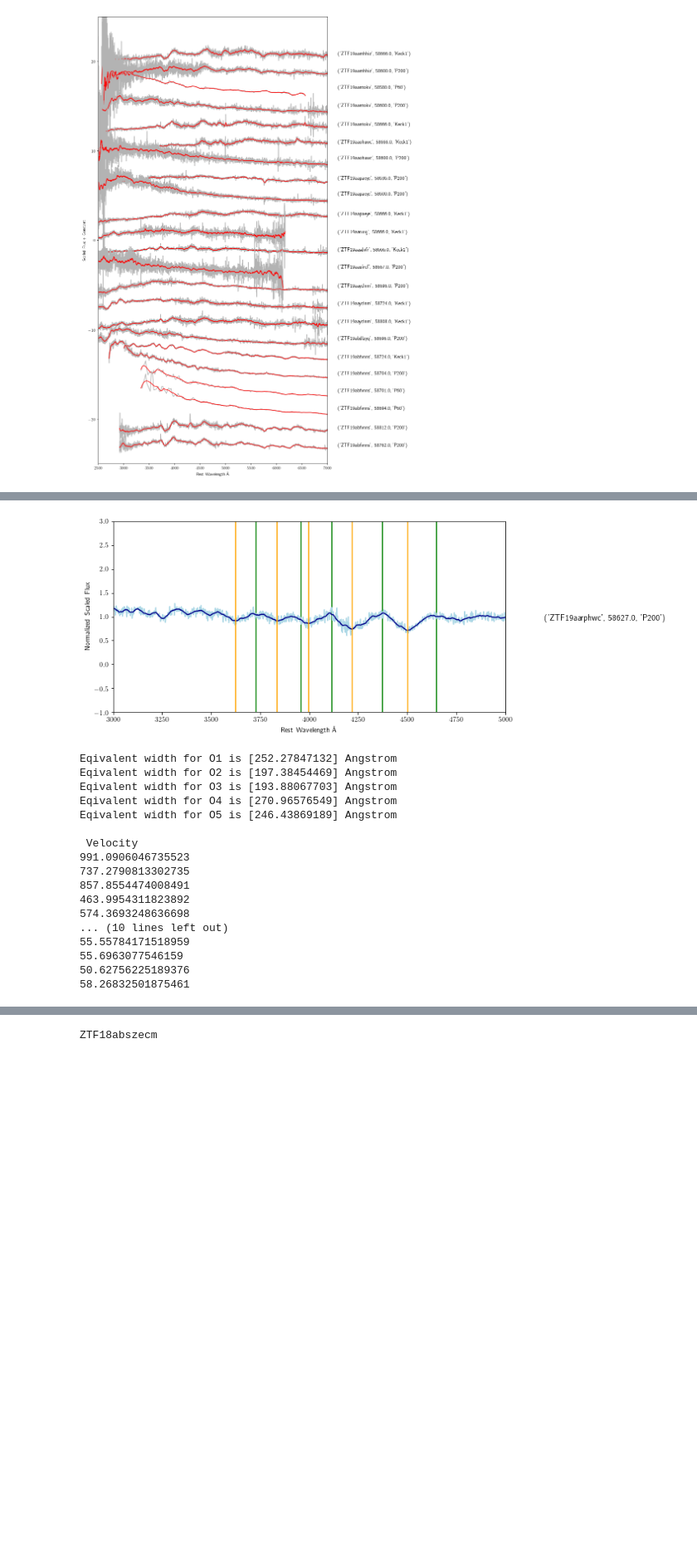
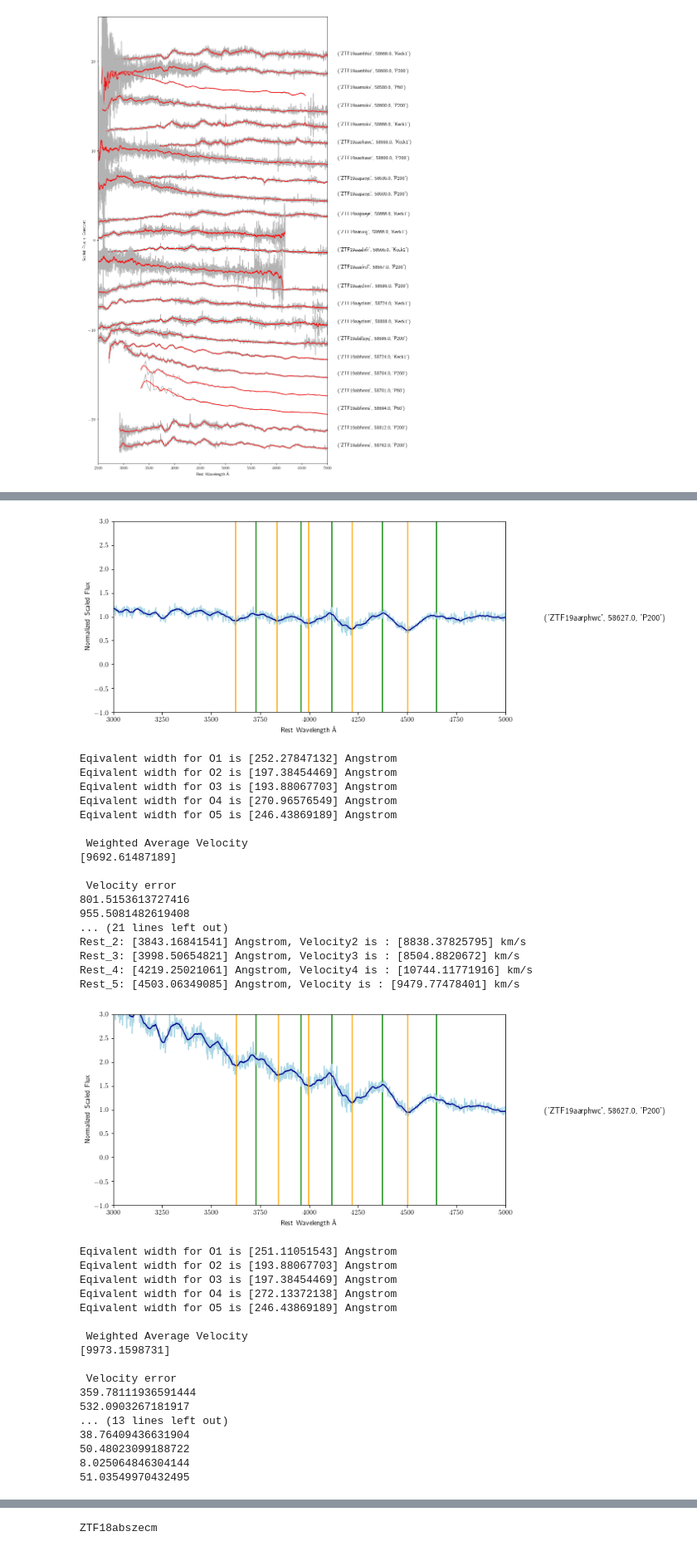
Before and after one commit to Aishwarya113/Superluminous, a Jupyter notebook: download_spectra.ipynb, the cells around one changed output, grey strips where cells are left out. Shown at 83% size. Saved outputs shown, nothing was run; the diff lists cells and outputs as text; code cells hidden in the pictures; blank space fills up the shorter version.

```diff
--- a/download_spectra.ipynb
+++ b/download_spectra.ipynb
@@ -745,7 +1701,7 @@ def normalize_spectra(target_name, spectrum, O1, O2, O3, O4, O5, R1=3727.59, R2=
                 bash1 = subprocess.run("mkdir plots", shell=True)
                 plt.show()
 # %%
-def equivalent_width(target_name, spectrum, O1_min, O1_max, O2_min, O2_max, O3_min, O3_max, O4_min, O4_max, O5_min, O5_max):
+def equivalent_width_new(target_name, spectrum, O1_min, O1_max, O2_min, O2_max, O3_min, O3_max, O4_min, O4_max, O5_min, O5_max):
 
     plotx = []
     ploty = []
@@ -768,9 +1724,7 @@ def equivalent_width(target_name, spectrum, O1_min, O1_max, O2_min, O2_max, O3_m
 
             for d in directory: # go through all the spectra for a single source
 
-                if d ==  "data/new/%s/spectra/%s"%(target_name,spectrum):
-
-                    #print(d)
+                if d == "data/new/%s/spectra/%s"%(target_name,spectrum):
 
                     l = d.split("/")[4] # gets the ascii file name, ex:"ZTF18abszecm_20181213_P200_v3.ascii" from the entire string
                     #print (l)
@@ -827,17 +1781,10 @@ def equivalent_width(target_name, spectrum, O1_min, O1_max, O2_min, O2_max, O3_m
                 r = redshift[np.where(variable == targets)]   # Selecting the value of redshift at the target index where the variable name matches target name
                 z = (1 + r)
 
-                spectrum = Spectrum1D(flux = k[1]* u.Unit('W m-2 angstrom-1 sr-1'), spectral_axis = (k[0]/z)*u.Angstrom)
+                flux = k[1]*u.Unit('W m-2 angstrom-1 sr-1')
+                wavelength = k[0]/z*u.Angstrom
 
-                g1_fit = fit_generic_continuum(spectrum)
-
-                y_continuum_fitted = g1_fit((k[0]/z)* u.Angstrom)
-
-                spec_normalized = spectrum / y_continuum_fitted
-                yhat = scipy.signal.savgol_filter(spec_normalized.flux, 51, 3)
-
-                flux = spec_normalized.flux
-                wavelength = spec_normalized.spectral_axis
+                yhat = scipy.signal.savgol_filter(flux, 51, 3)
 
                 L1min = np.where ((wavelength > (O1_min - 50)*u.Angstrom) & (wavelength < (O1_min + 50)*u.Angstrom))
                 L1min_flux = max(yhat[L1min])
@@ -1372,37 +2334,62 @@ def errors(target_name, spectrum, O1, O2, O3, O4, O5, O1_min, O1_max, O2_min, O2
 # %%
 target_name = "ZTF19aarphwc"
 spectrum = "ZTF19aarphwc_20190524_P200_v1.ascii"
+row = 1
+worksheet1.write(row, 0, target_name)
+worksheet2.write(row, 0, target_name)
 
-normalize_spectra(target_name, spectrum, 3630, 3840, 4000, 4225, 4500)
-equivalent_width(target_name, spectrum, 3510, 3700, 3750, 3920, 3920, 4100, 4100, 4380, 4380, 4620)
-errors(target_name, spectrum, 3630, 3840, 4000, 4225, 4500, 3510, 3700, 3750, 3920, 3920, 4100, 4100, 4380, 4380, 4620)
+normalize_spectra(target_name, spectrum, row, 3630, 3840, 4000, 4225, 4500)
+equivalent_width(target_name, spectrum, row, 3510, 3700, 3750, 3920, 3920, 4100, 4100, 4380, 4380, 4620)
+errors(target_name, spectrum, row, 3630, 3840, 4000, 4225, 4500, 3510, 3700, 3750, 3920, 3920, 4100, 4100, 4380, 4380, 4620)
+
+normalize_spectra_new(target_name, spectrum, row, 3630, 3840, 4000, 4225, 4500)
+equivalent_width_new(target_name, spectrum, 3510, 3700, 3750, 3920, 3920, 4100, 4100, 4380, 4380, 4620)
+errors_new(target_name, spectrum, row, 3630, 3840, 4000, 4225, 4500, 3510, 3700, 3750, 3920, 3920, 4100, 4100, 4380, 4380, 4620)
 # %% [output]
 ZTF19aarphwc
 
  ('ZTF19aarphwc', 58627.0, 'P200')
 Rest_1: [3625.92862066] Angstrom, Velocity1 is : [8181.8048125] km/s
 Rest_2: [3836.16068009] Angstrom, Velocity2 is : [9369.29008859] km/s
 Rest_3: [3998.50654821] Angstrom, Velocity3 is : [8504.8820672] km/s
 Rest_4: [4219.25021061] Angstrom, Velocity4 is : [10744.11771916] km/s
 Rest_5: [4503.06349085] Angstrom, Velocity is : [9479.77478401] km/s
 [figure]
 Eqivalent width for O1 is [252.27847132] Angstrom
 Eqivalent width for O2 is [197.38454469] Angstrom
 Eqivalent width for O3 is [193.88067703] Angstrom
 Eqivalent width for O4 is [270.96576549] Angstrom
 Eqivalent width for O5 is [246.43869189] Angstrom
 
- Velocity
-991.0906046735523
-737.2790813302735
-857.8554474008491
-463.9954311823892
-574.3693248636698
-... (10 lines left out)
-55.55784171518959
-55.6963077546159
-50.62756225189376
-58.26832501875461
+ Weighted Average Velocity
+[9692.61487189]
+
+ Velocity error
+801.5153613727416
+955.5081482619408
+... (21 lines left out)
+Rest_2: [3843.16841541] Angstrom, Velocity2 is : [8838.37825795] km/s
+Rest_3: [3998.50654821] Angstrom, Velocity3 is : [8504.8820672] km/s
+Rest_4: [4219.25021061] Angstrom, Velocity4 is : [10744.11771916] km/s
+Rest_5: [4503.06349085] Angstrom, Velocity is : [9479.77478401] km/s
+[figure, added]
+Eqivalent width for O1 is [251.11051543] Angstrom
+Eqivalent width for O2 is [193.88067703] Angstrom
+Eqivalent width for O3 is [197.38454469] Angstrom
+Eqivalent width for O4 is [272.13372138] Angstrom
+Eqivalent width for O5 is [246.43869189] Angstrom
+
+ Weighted Average Velocity
+[9973.1598731]
+
+ Velocity error
+359.78111936591444
+532.0903267181917
+... (13 lines left out)
+38.76409436631904
+50.48023099188722
+8.025064846304144
+51.03549970432495
 # %%
 target_name = "ZTF18acxgqxq"
 spectrum = "ZTF18acxgqxq_20190107_P200_v2.ascii"
```
Also changed, not shown: parts of 9 cells of this notebook.
